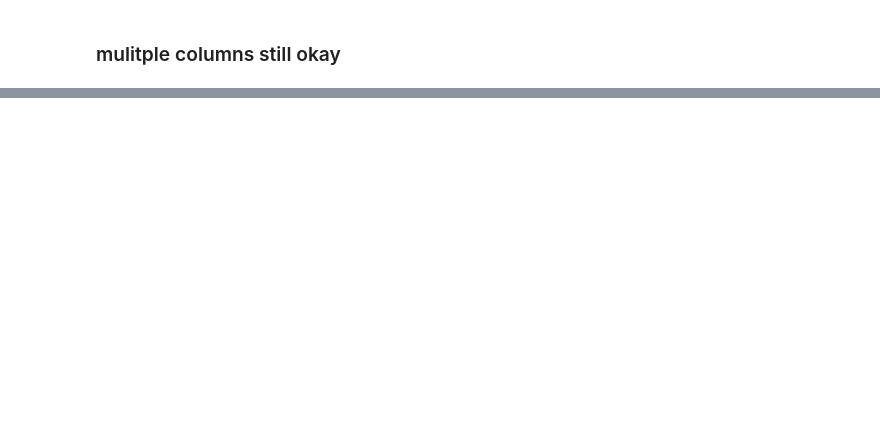
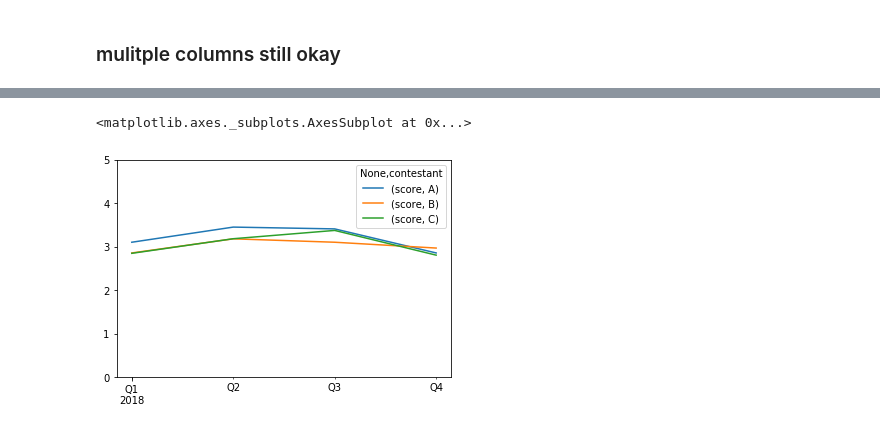
Before and after one commit to hbeemster/python-snippets, a Jupyter notebook: pandas/Time series.ipynb, the cells around one changed output, grey strips where cells are left out. Drawn from its saved outputs; the diff is of its cells as text; code cells hidden in the pictures; blank space fills up the shorter version.

Commit message:
- add groupby demo's

```diff
--- a/pandas/Time series.ipynb
+++ b/pandas/Time series.ipynb
@@ -80,0 +97,3 @@ df.resample('2H').pad().head()
+# %%
+rng = pd.date_range('2018-01-01', end='2018-12-31', freq='D')
+rng[:5]
@@ -80,0 +104,4 @@ df.resample('2H').pad().head()
+# %%
+data = {'contestant' :  np.random.choice(['A', 'B', 'C'], len(rng)), 'score' :  np.random.choice(range(1, 6), len(rng))}
+df = pd.DataFrame(data, index=rng)
+df.head()
@@ -80,0 +143,3 @@ df.resample('2H').pad().head()
+# %%
+result_df = df.groupby(['contestant']).resample('Q').mean()
+result_df.head()
@@ -80,0 +173,5 @@ df.resample('2H').pad().head()
+# %%
+result_df.unstack(level=0).plot(ylim=(0, 5))
+# %% [output]
+<matplotlib.axes._subplots.AxesSubplot at 0x...>
+[figure, added]
```
Also changed, not shown: parts of 35 cells of this notebook, 2 other files.
